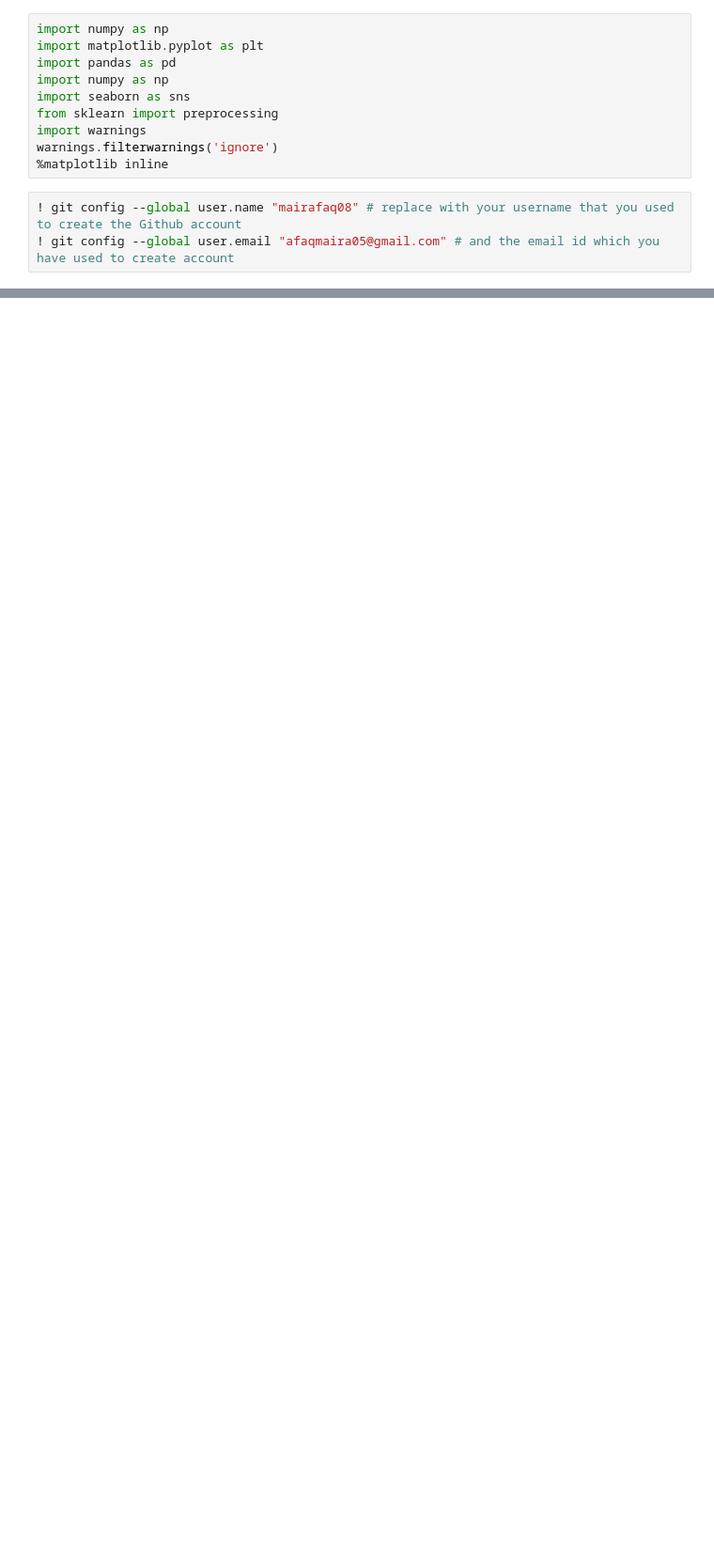
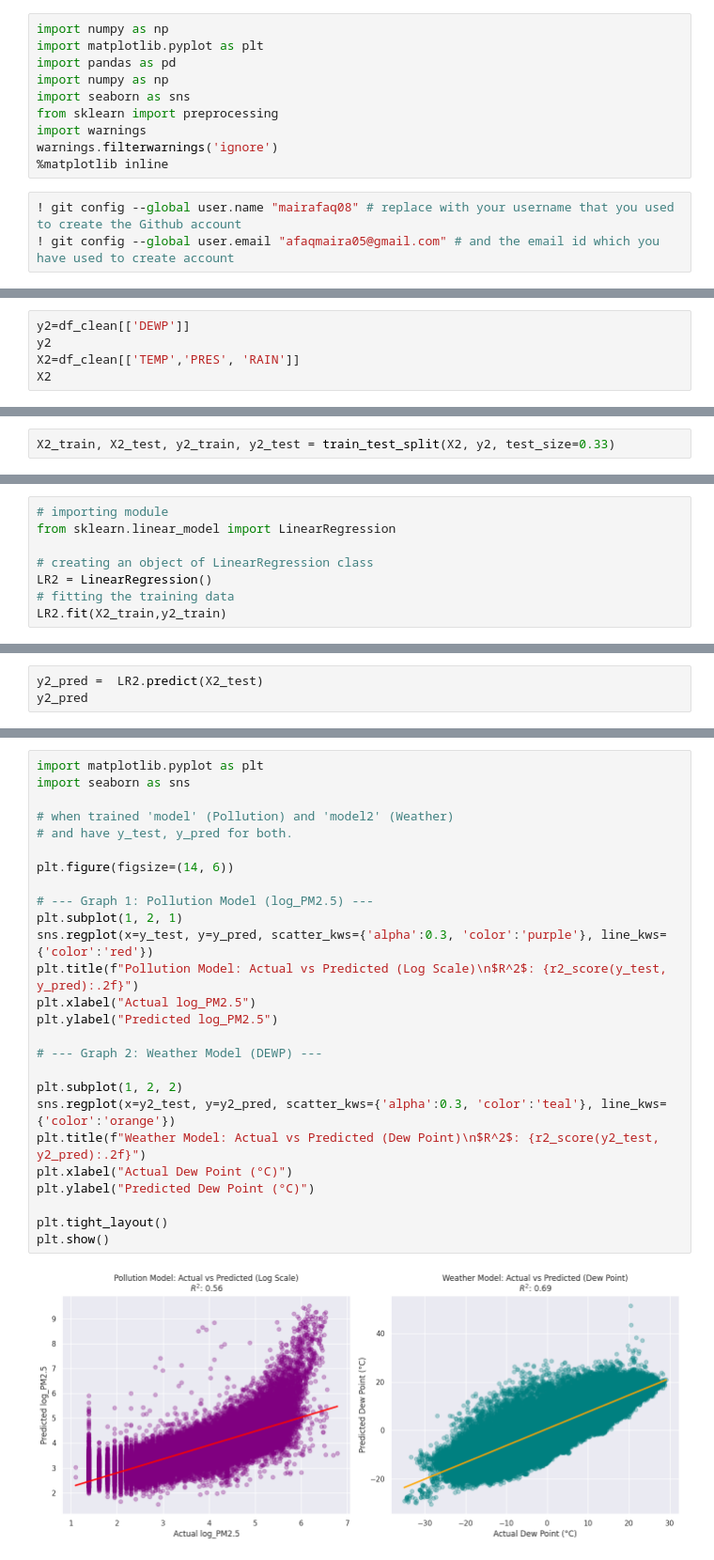
Before and after one commit to mairafaq08/assessment, a Jupyter notebook: model_train.ipynb, the cells around one changed output, grey strips where cells are left out. Shown at 94% size. Cells and saved outputs as stored; diff of their text form; blank space fills up the shorter version.

```diff
--- a/model_train.ipynb
+++ b/model_train.ipynb
@@ -15,0 +888,5 @@ warnings.filterwarnings('ignore')
+# %%
+y2=df_clean[['DEWP']]
+y2
+X2=df_clean[['TEMP','PRES', 'RAIN']]
+X2
@@ -15,0 +907,2 @@ warnings.filterwarnings('ignore')
+# %%
+X2_train, X2_test, y2_train, y2_test = train_test_split(X2, y2, test_size=0.33)
@@ -15,0 +928,8 @@ warnings.filterwarnings('ignore')
+# %%
+# importing module
+from sklearn.linear_model import LinearRegression
+
+# creating an object of LinearRegression class
+LR2 = LinearRegression()
+# fitting the training data
+LR2.fit(X2_train,y2_train)
@@ -15,0 +938,3 @@ warnings.filterwarnings('ignore')
+# %%
+y2_pred =  LR2.predict(X2_test)
+y2_pred
@@ -15,0 +961,28 @@ warnings.filterwarnings('ignore')
+# %%
+import matplotlib.pyplot as plt
+import seaborn as sns
+
+# when trained 'model' (Pollution) and 'model2' (Weather)
+# and have y_test, y_pred for both.
+
+plt.figure(figsize=(14, 6))
+
+# --- Graph 1: Pollution Model (log_PM2.5) ---
+plt.subplot(1, 2, 1)
+sns.regplot(x=y_test, y=y_pred, scatter_kws={'alpha':0.3, 'color':'purple'}, line_kws={'color':'red'})
+plt.title(f"Pollution Model: Actual vs Predicted (Log Scale)\n$R^2$: {r2_score(y_test, y_pred):.2f}")
+plt.xlabel("Actual log_PM2.5")
+plt.ylabel("Predicted log_PM2.5")
+
+# --- Graph 2: Weather Model (DEWP) ---
+
+plt.subplot(1, 2, 2)
+sns.regplot(x=y2_test, y=y2_pred, scatter_kws={'alpha':0.3, 'color':'teal'}, line_kws={'color':'orange'})
+plt.title(f"Weather Model: Actual vs Predicted (Dew Point)\n$R^2$: {r2_score(y2_test, y2_pred):.2f}")
+plt.xlabel("Actual Dew Point (°C)")
+plt.ylabel("Predicted Dew Point (°C)")
+
+plt.tight_layout()
+plt.show()
+# %% [output]
+[figure, added]
```
Also changed, not shown: parts of 63 cells of this notebook.
